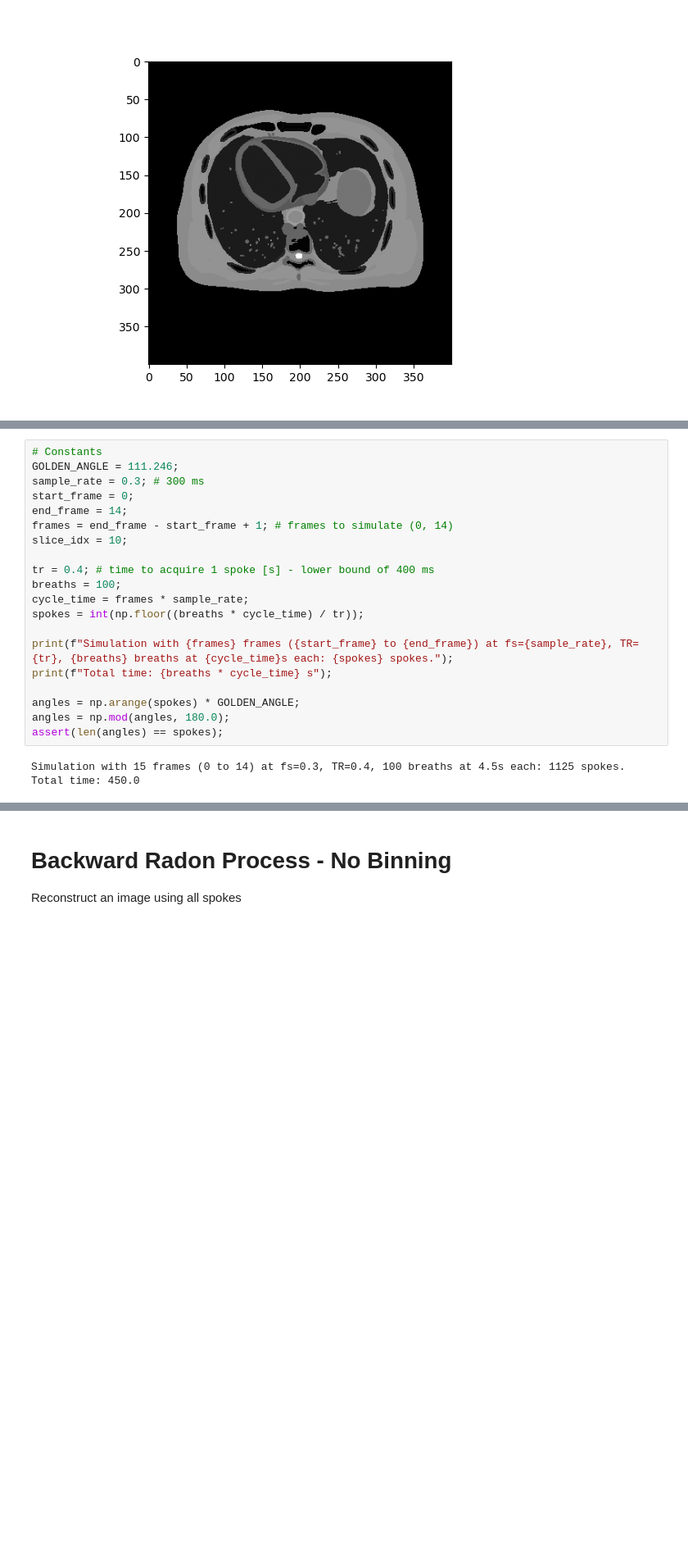
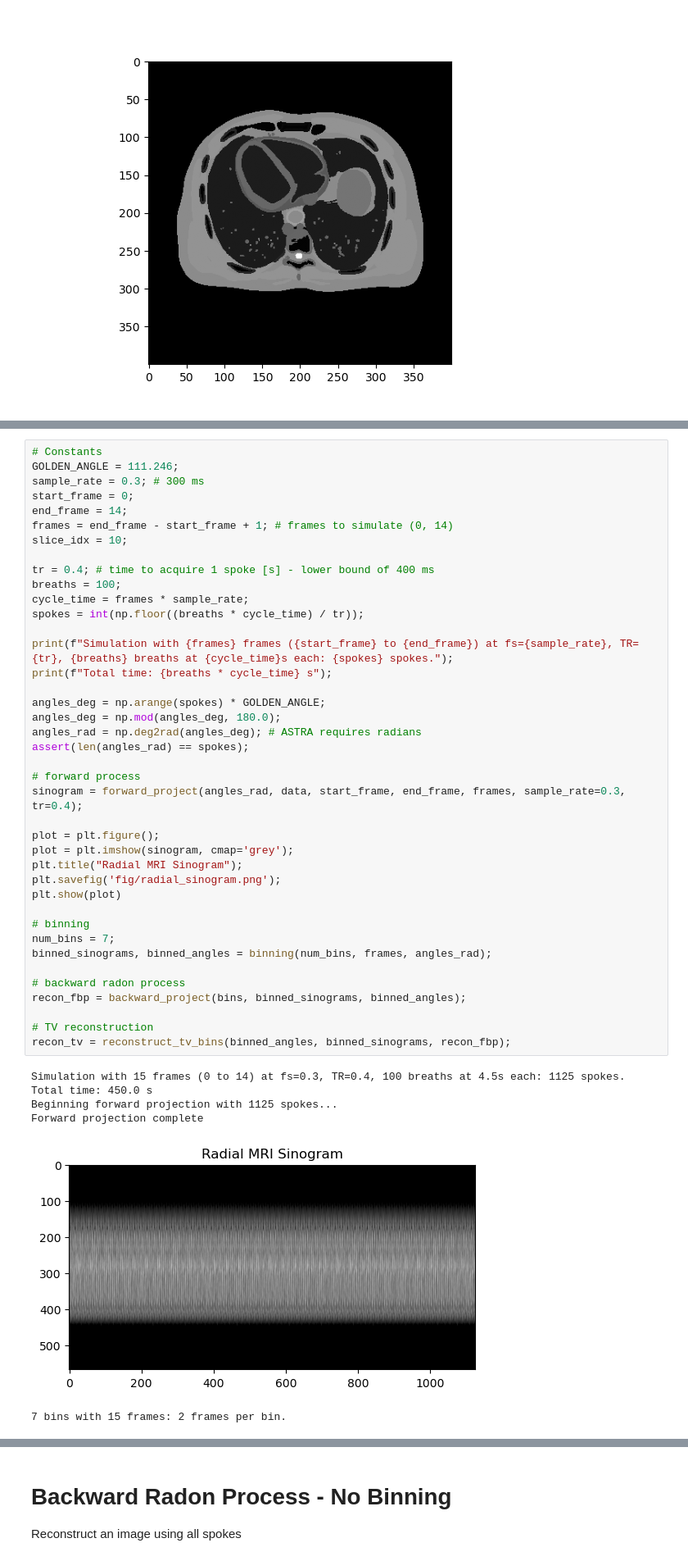
Before and after one commit to cmjw/MRI-Breathing-Artifacts, a Jupyter notebook: xcat_breathing_recon.ipynb, the cells around one changed output, grey strips where cells are left out. Shown at 82% size. Saved outputs shown, nothing was run; the diff lists cells and outputs as text; blank space fills up the shorter version.

```diff
--- a/xcat_breathing_recon.ipynb
+++ b/xcat_breathing_recon.ipynb
@@ -318,23 +369,47 @@ Given the number of frames, breaths, cycle time, and tr, calculate the correspon
 # %%
 # Constants
 GOLDEN_ANGLE = 111.246;
 sample_rate = 0.3; # 300 ms
 start_frame = 0;
 end_frame = 14;
 frames = end_frame - start_frame + 1; # frames to simulate (0, 14)
 slice_idx = 10;
 
 tr = 0.4; # time to acquire 1 spoke [s] - lower bound of 400 ms
 breaths = 100;
 cycle_time = frames * sample_rate;
 spokes = int(np.floor((breaths * cycle_time) / tr));
 
 print(f"Simulation with {frames} frames ({start_frame} to {end_frame}) at fs={sample_rate}, TR={tr}, {breaths} breaths at {cycle_time}s each: {spokes} spokes.");
 print(f"Total time: {breaths * cycle_time} s");
 
-angles = np.arange(spokes) * GOLDEN_ANGLE;
-angles = np.mod(angles, 180.0);
-assert(len(angles) == spokes);
+angles_deg = np.arange(spokes) * GOLDEN_ANGLE;
+angles_deg = np.mod(angles_deg, 180.0);
+angles_rad = np.deg2rad(angles_deg); # ASTRA requires radians
+assert(len(angles_rad) == spokes);
+
+# forward process
+sinogram = forward_project(angles_rad, data, start_frame, end_frame, frames, sample_rate=0.3, tr=0.4);
+
+plot = plt.figure();
+plot = plt.imshow(sinogram, cmap='grey');
+plt.title("Radial MRI Sinogram");
+plt.savefig('fig/radial_sinogram.png');
+plt.show(plot)
+
+# binning
+num_bins = 7;
+binned_sinograms, binned_angles = binning(num_bins, frames, angles_rad);
+
+# backward radon process
+recon_fbp = backward_project(bins, binned_sinograms, binned_angles);
+
+# TV reconstruction
+recon_tv = reconstruct_tv_bins(binned_angles, binned_sinograms, recon_fbp);
 # %% [output]
 Simulation with 15 frames (0 to 14) at fs=0.3, TR=0.4, 100 breaths at 4.5s each: 1125 spokes.
-Total time: 450.0
+Total time: 450.0 s
+Beginning forward projection with 1125 spokes...
+Forward projection complete
+[figure, added]
+7 bins with 15 frames: 2 frames per bin.
```
Also changed, not shown: parts of 31 cells of this notebook.
